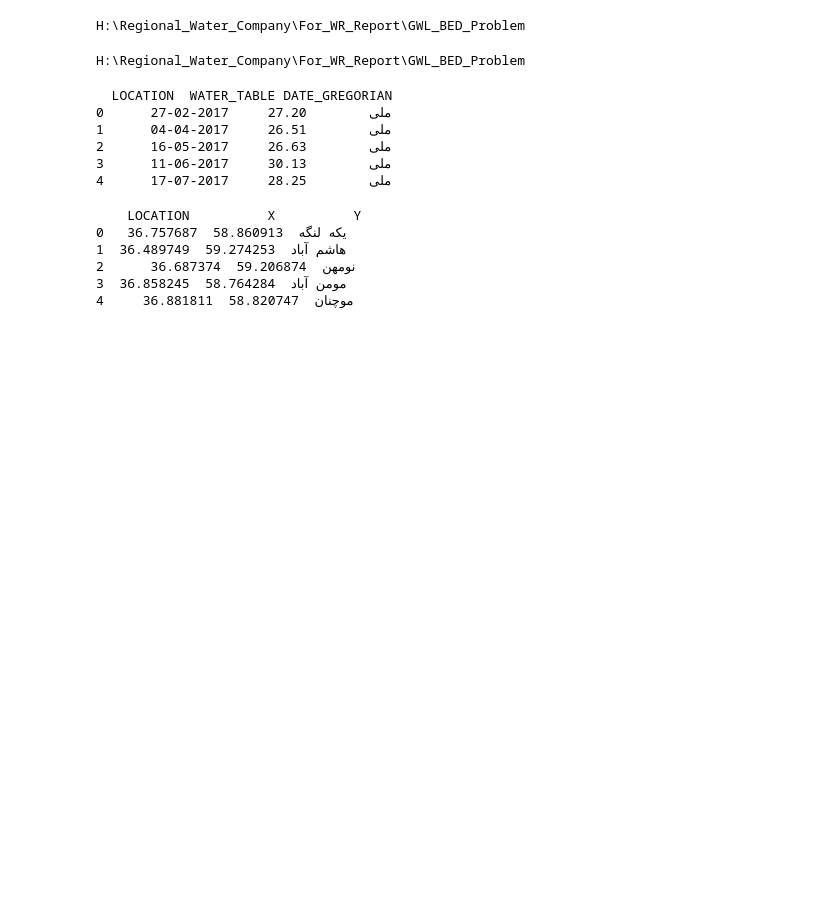
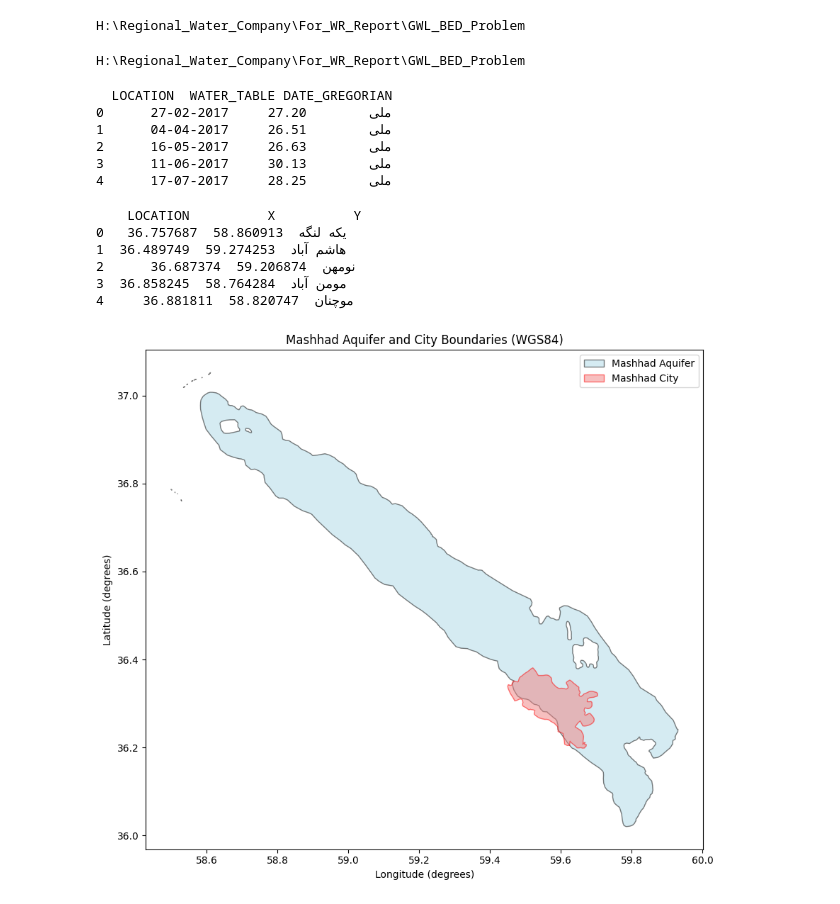
Before and after one commit to AliRezaee86/Data_Analysis, a Jupyter notebook: Classification_GWL_Data.ipynb, the cells around one changed output. Saved outputs shown, nothing was run; the diff lists cells and outputs as text; code cells hidden in the pictures; blank space fills up the shorter version.

```diff
--- a/Classification_GWL_Data.ipynb
+++ b/Classification_GWL_Data.ipynb
@@ -46,3 +46,57 @@ print(df.head())
 2      نومهن  59.206874  36.687374
 3  مومن آباد  58.764284  36.858245
 4     موچنان  58.820747  36.881811
+# %%
+import pandas as pd
+import geopandas as gpd
+import matplotlib.pyplot as plt
+import seaborn as sns
+from shapely.geometry import Point
+
+# Load the shapefiles
+aquifer_shapefile_path = "AQs/AQs.shp"
+city_shapefile_path = "City/City.shp"
+gdf_aquifer = gpd.read_file(aquifer_shapefile_path)
+gdf_city = gpd.read_file(city_shapefile_path)
+
+# Convert CRS to EPSG:4326 (WGS84, degrees)
+gdf_aquifer = gdf_aquifer.to_crs(epsg=4326)
+gdf_city = gdf_city.to_crs(epsg=4326)
+
+# Filter for Mashhad
+gdf_aquifer_mashhad = gdf_aquifer[gdf_aquifer['Name_AQ'] == 'Mashhad']
+gdf_city_mashhad = gdf_city[gdf_city['City_Name'] == 'Mashhad']
+
+# Check if data is empty
+if gdf_aquifer_mashhad.empty:
+    print("Warning: No 'Mashhad' found in aquifer shapefile 'Name_AQ' column.")
+if gdf_city_mashhad.empty:
+    print("Warning: No 'Mashhad' found in city shapefile 'City_Name' column.")
+
+# Create the plot
+fig, ax = plt.subplots(figsize=(10, 8))
+
+# Plot aquifer shapefile
+gdf_aquifer_mashhad.plot(ax=ax, color='lightblue', edgecolor='black', alpha=0.5)
+gdf_city_mashhad.plot(ax=ax, color='lightcoral', edgecolor='red', alpha=0.5)
+
+# Manually create legend patches
+from matplotlib.patches import Patch
+legend_elements = [
+    Patch(facecolor='lightblue', edgecolor='black', alpha=0.5, label='Mashhad Aquifer'),
+    Patch(facecolor='lightcoral', edgecolor='red', alpha=0.5, label='Mashhad City')
+]
+
+# Add the legend
+ax.legend(handles=legend_elements)
+
+# Customize the plot
+plt.title('Mashhad Aquifer and City Boundaries (WGS84)')
+plt.xlabel('Longitude (degrees)')
+plt.ylabel('Latitude (degrees)')
+plt.tight_layout()
+
+# Show the plot
+plt.show()
+# %% [output]
+[figure, added]
```
